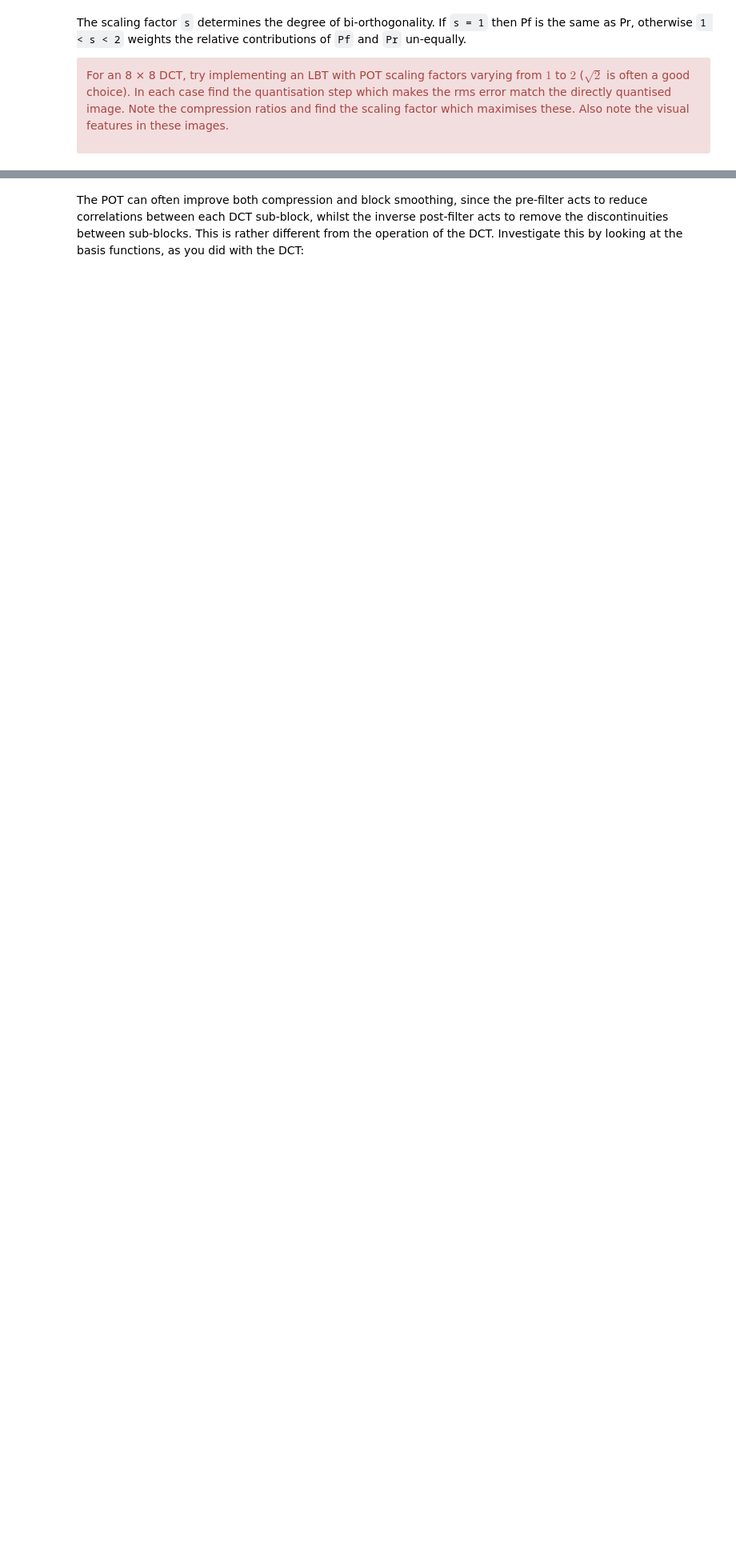
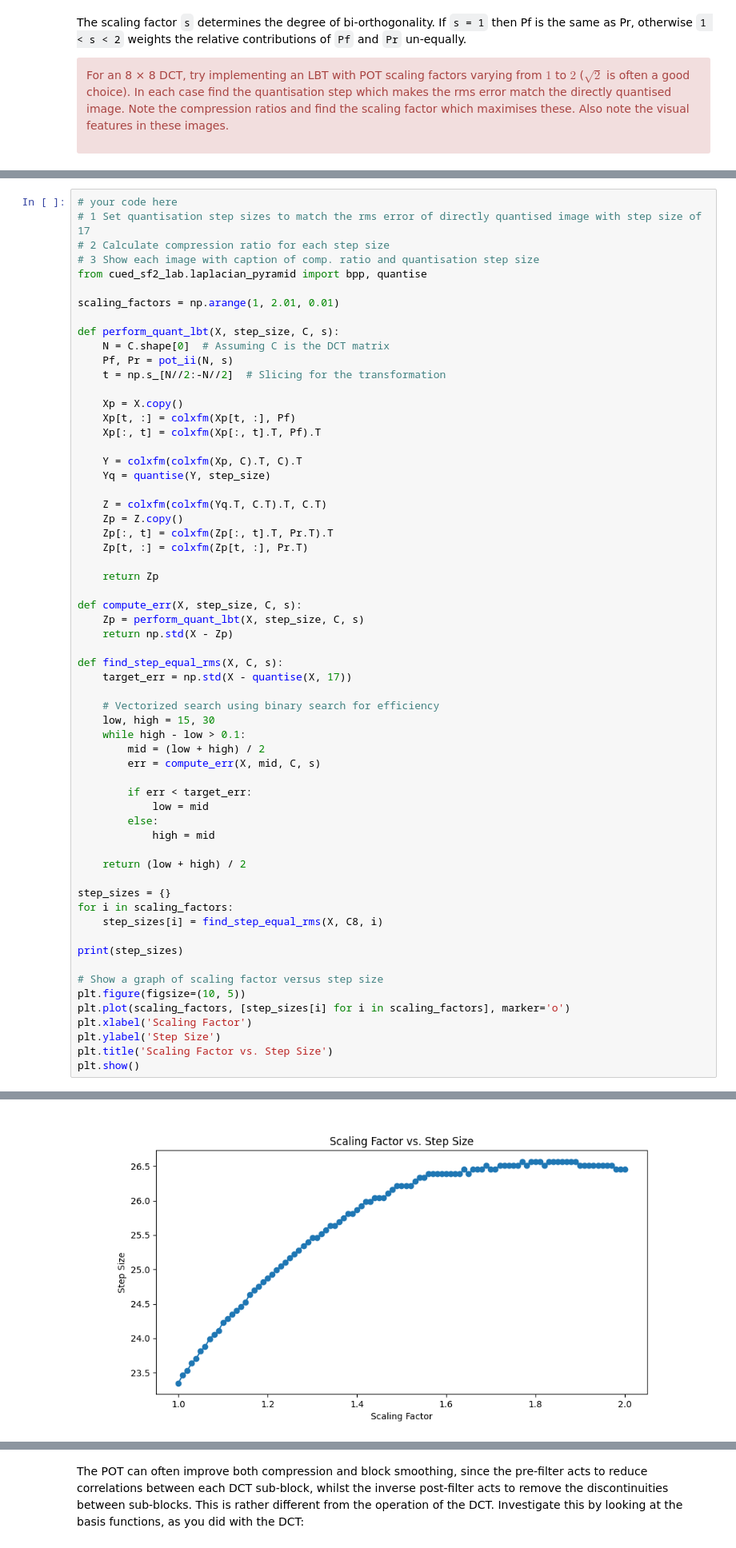
Before and after one commit to edwardtownsend/sf2, a Jupyter notebook: 8-lbt.ipynb, the cells around one changed output, grey strips where cells are left out. Shown at 80% size. Drawn from its saved outputs; the diff is of its cells as text; blank space fills up the shorter version.

```diff
--- a/8-lbt.ipynb
+++ b/8-lbt.ipynb
@@ -108,0 +135,62 @@ the scaling factor which maximises these. Also note the visual features in these
+# %%
+# your code here
+# 1 Set quantisation step sizes to match the rms error of directly quantised image with step size of 17
+# 2 Calculate compression ratio for each step size
+# 3 Show each image with caption of comp. ratio and quantisation step size
+from cued_sf2_lab.laplacian_pyramid import bpp, quantise
+
+scaling_factors = np.arange(1, 2.01, 0.01)
+
+def perform_quant_lbt(X, step_size, C, s):
+    N = C.shape[0]  # Assuming C is the DCT matrix
+    Pf, Pr = pot_ii(N, s)
+    t = np.s_[N//2:-N//2]  # Slicing for the transformation
+
+    Xp = X.copy()
+    Xp[t, :] = colxfm(Xp[t, :], Pf)
+    Xp[:, t] = colxfm(Xp[:, t].T, Pf).T
+
+    Y = colxfm(colxfm(Xp, C).T, C).T
+    Yq = quantise(Y, step_size)
+
+    Z = colxfm(colxfm(Yq.T, C.T).T, C.T)
+    Zp = Z.copy()
+    Zp[:, t] = colxfm(Zp[:, t].T, Pr.T).T
+    Zp[t, :] = colxfm(Zp[t, :], Pr.T)
+
+    return Zp
+
+def compute_err(X, step_size, C, s):
+    Zp = perform_quant_lbt(X, step_size, C, s)
+    return np.std(X - Zp)
+
+def find_step_equal_rms(X, C, s):
+    target_err = np.std(X - quantise(X, 17))
+
+    # Vectorized search using binary search for efficiency
+    low, high = 15, 30
+    while high - low > 0.1:
+        mid = (low + high) / 2
+        err = compute_err(X, mid, C, s)
+
+        if err < target_err:
+            low = mid
+        else:
+            high = mid
+
+    return (low + high) / 2
+
+step_sizes = {}
+for i in scaling_factors:
+    step_sizes[i] = find_step_equal_rms(X, C8, i)
+
+print(step_sizes)
+
+# Show a graph of scaling factor versus step size
+plt.figure(figsize=(10, 5))
+plt.plot(scaling_factors, [step_sizes[i] for i in scaling_factors], marker='o')
+plt.xlabel('Scaling Factor')
+plt.ylabel('Step Size')
+plt.title('Scaling Factor vs. Step Size')
+plt.show()
+# %% [output]
@@ -108,0 +198 @@ the scaling factor which maximises these. Also note the visual features in these
+[figure, added]
```
Also changed, not shown: parts of 6 cells of this notebook, 1 other file.
